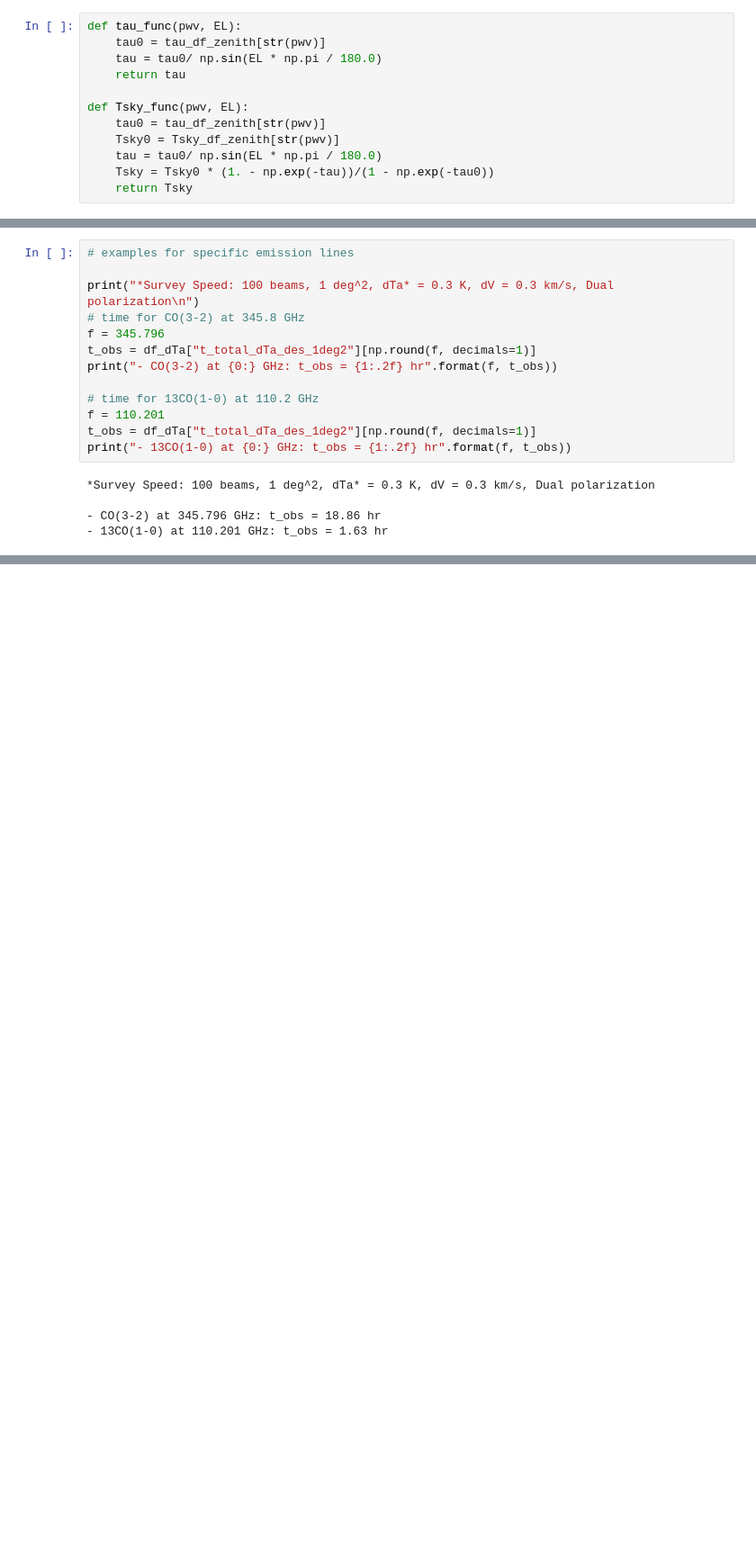
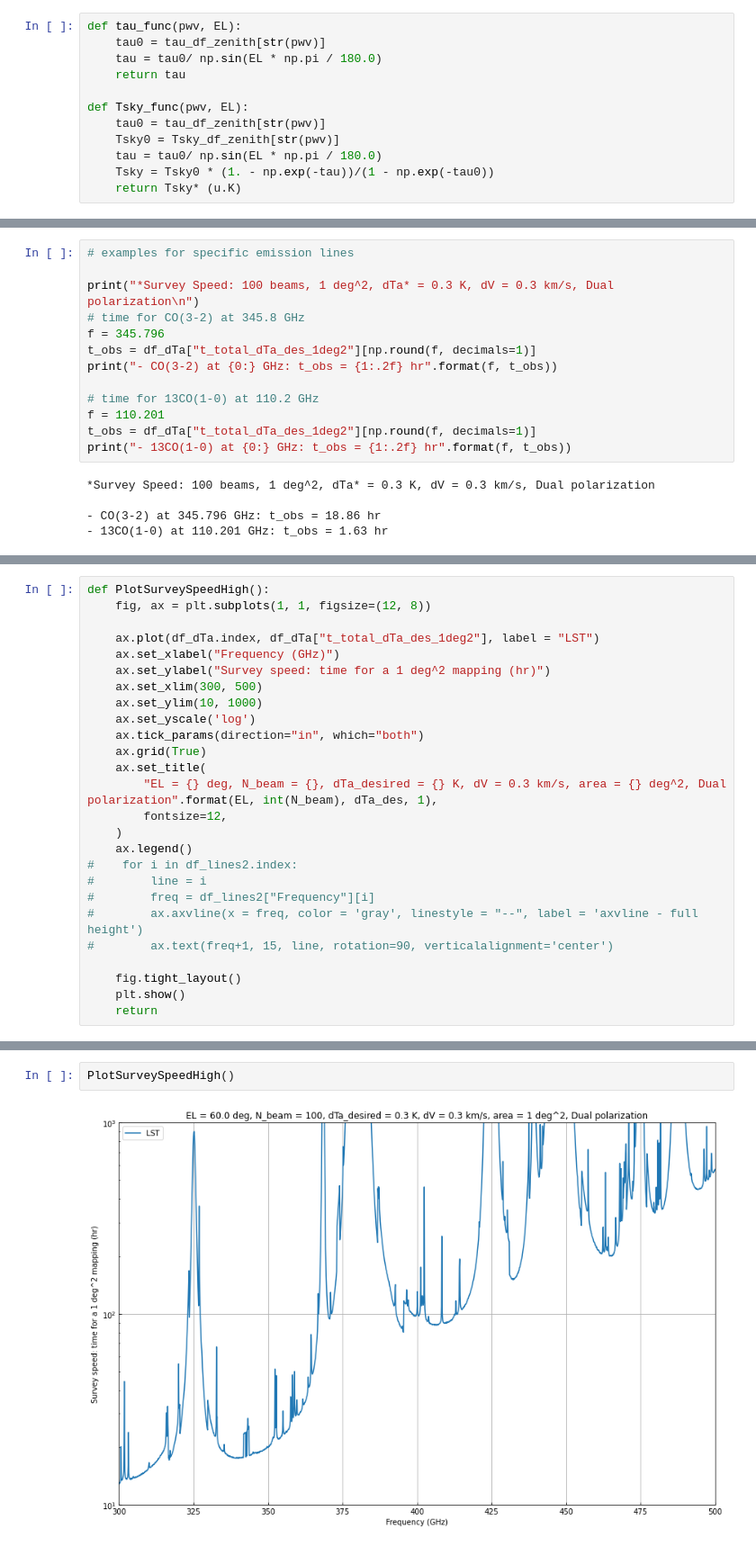
Before and after one commit to ishiishun/lst, a Jupyter notebook: LST_heterodyne_sensitivity.ipynb, the cells around one changed output, grey strips where cells are left out. Shown at 90% size. Saved outputs shown, nothing was run; the diff lists cells and outputs as text; blank space fills up the shorter version.

```diff
--- a/LST_heterodyne_sensitivity.ipynb
+++ b/LST_heterodyne_sensitivity.ipynb
@@ -49,5 +51,5 @@ def Tsky_func(pwv, EL):
     Tsky0 = Tsky_df_zenith[str(pwv)]
     tau = tau0/ np.sin(EL * np.pi / 180.0)
     Tsky = Tsky0 * (1. - np.exp(-tau))/(1 - np.exp(-tau0))
-    return Tsky
+    return Tsky* (u.K)
 # %%
@@ -468,0 +496,26 @@ df
+# %%
+def PlotSurveySpeedHigh():
+    fig, ax = plt.subplots(1, 1, figsize=(12, 8))
+
+    ax.plot(df_dTa.index, df_dTa["t_total_dTa_des_1deg2"], label = "LST")
+    ax.set_xlabel("Frequency (GHz)")
+    ax.set_ylabel("Survey speed: time for a 1 deg^2 mapping (hr)")
+    ax.set_xlim(300, 500)
+    ax.set_ylim(10, 1000)
+    ax.set_yscale('log')
+    ax.tick_params(direction="in", which="both")
+    ax.grid(True)
+    ax.set_title(
+        "EL = {} deg, N_beam = {}, dTa_desired = {} K, dV = 0.3 km/s, area = {} deg^2, Dual polarization".format(EL, int(N_beam), dTa_des, 1),
+        fontsize=12,
+    )
+    ax.legend()
+#    for i in df_lines2.index:
+#        line = i
+#        freq = df_lines2["Frequency"][i]
+#        ax.axvline(x = freq, color = 'gray', linestyle = "--", label = 'axvline - full height')
+#        ax.text(freq+1, 15, line, rotation=90, verticalalignment='center')
+
+    fig.tight_layout()
+    plt.show()
+    return
@@ -468,0 +546,4 @@ df
+# %%
+PlotSurveySpeedHigh()
+# %% [output]
+[figure, added]
```
Also changed, not shown: parts of 20 cells of this notebook.
